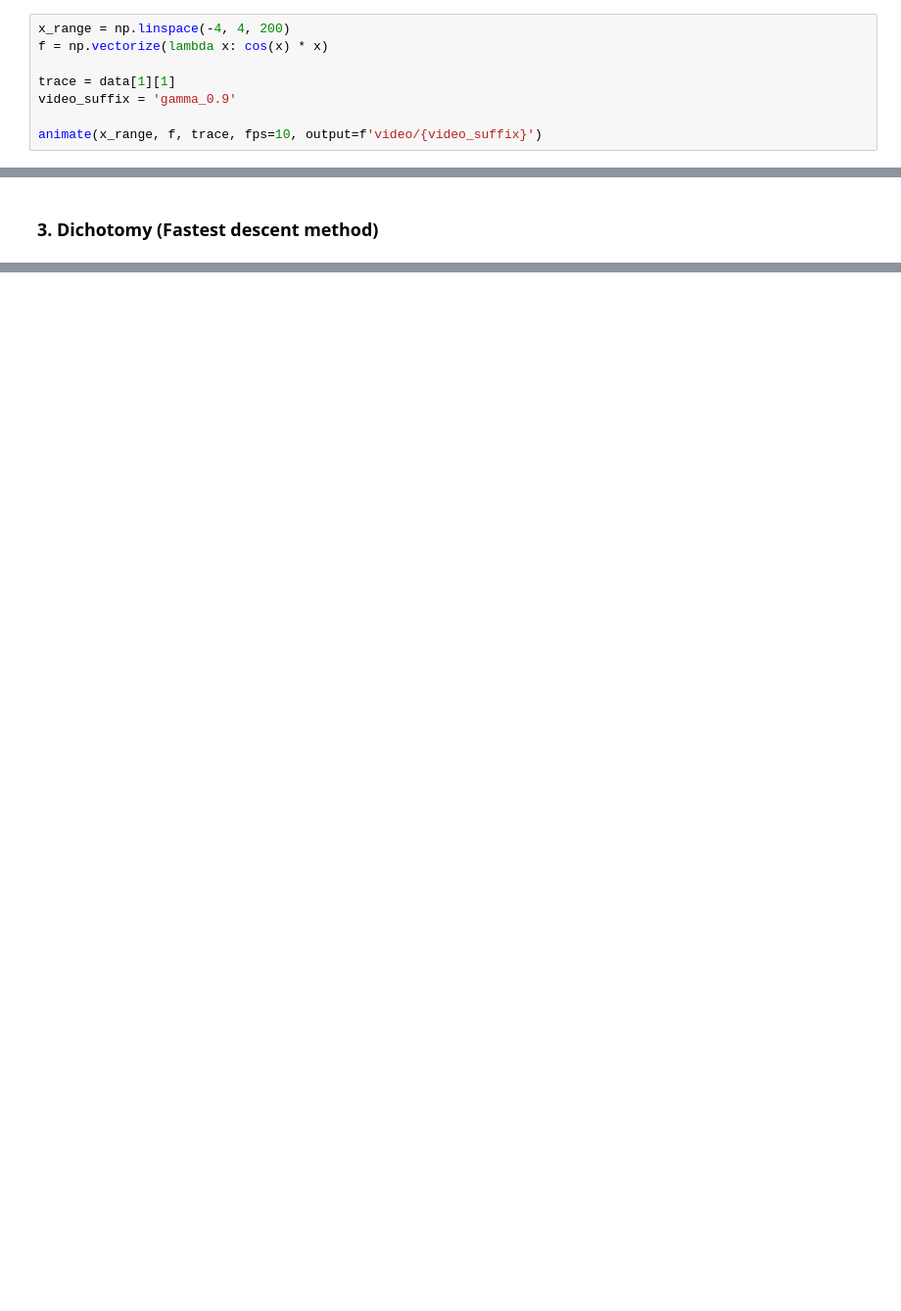
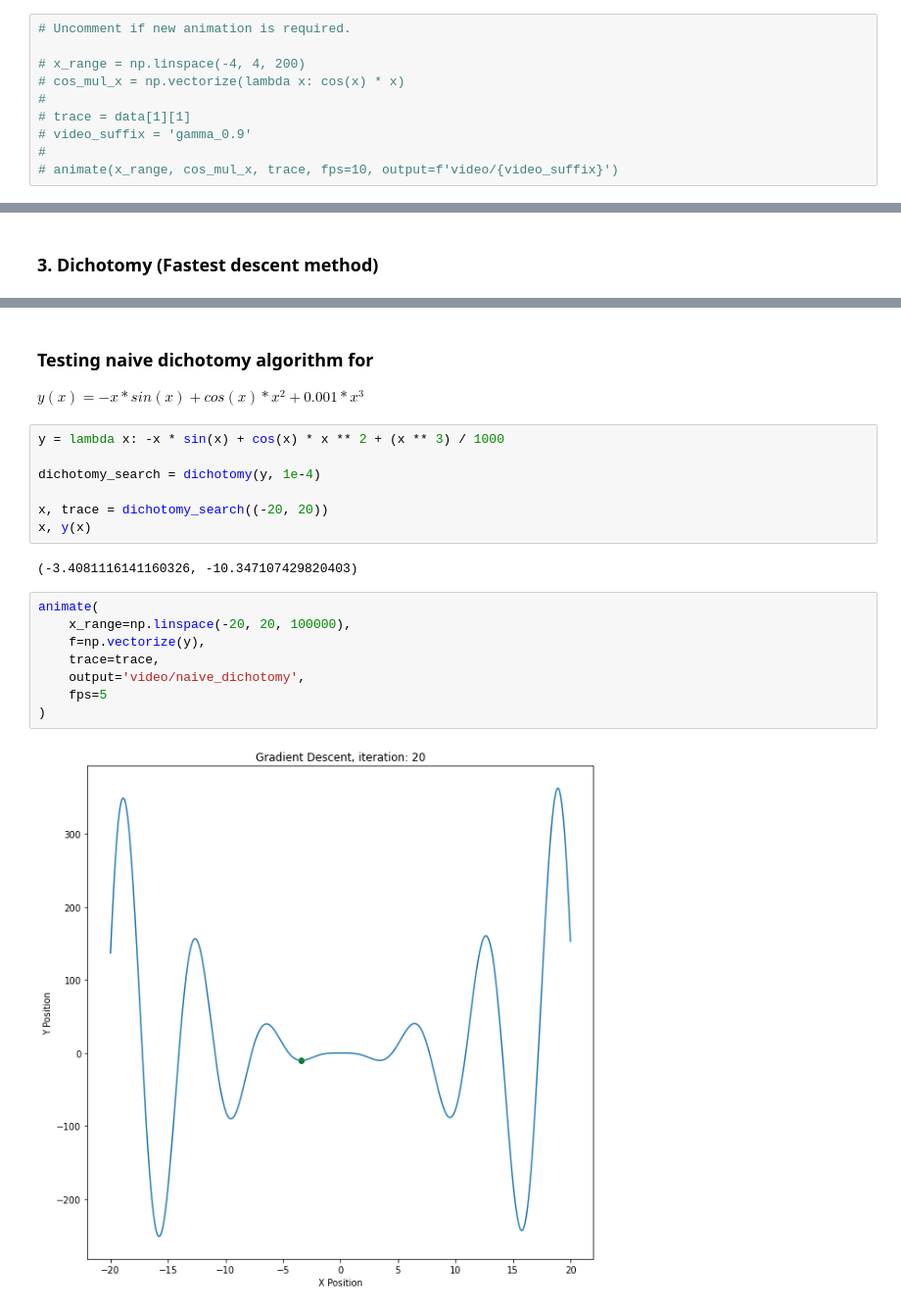
Before and after one commit to Danielto1404/Optimization-Methods, a Jupyter notebook: 01-gradient-descent/optimization.ipynb, the cells around one changed output, grey strips where cells are left out. Shown at 98% size. Saved outputs shown, nothing was run; the diff lists cells and outputs as text; blank space fills up the shorter version.

```diff
--- a/01-gradient-descent/optimization.ipynb
+++ b/01-gradient-descent/optimization.ipynb
@@ -223,8 +249,10 @@ plt.show()
 # %%
-x_range = np.linspace(-4, 4, 200)
-f = np.vectorize(lambda x: cos(x) * x)
+# Uncomment if new animation is required.
 
-trace = data[1][1]
-video_suffix = 'gamma_0.9'
-
-animate(x_range, f, trace, fps=10, output=f'video/{video_suffix}')
+# x_range = np.linspace(-4, 4, 200)
+# cos_mul_x = np.vectorize(lambda x: cos(x) * x)
+#
+# trace = data[1][1]
+# video_suffix = 'gamma_0.9'
+#
+# animate(x_range, cos_mul_x, trace, fps=10, output=f'video/{video_suffix}')
@@ -250,0 +309,23 @@ make_gif(f'gifs/{video_suffix}.gif', f'frames/{video_suffix}')
+# %% [markdown]
+### Testing naive dichotomy algorithm for
+
+$y(x) = -x * sin(x) + cos(x) * x ^ 2 + 0.001 * x ^ 3$
+# %%
+y = lambda x: -x * sin(x) + cos(x) * x ** 2 + (x ** 3) / 1000
+
+dichotomy_search = dichotomy(y, 1e-4)
+
+x, trace = dichotomy_search((-20, 20))
+x, y(x)
+# %% [output]
+(-3.4081116141160326, -10.347107429820403)
+# %%
+animate(
+    x_range=np.linspace(-20, 20, 100000),
+    f=np.vectorize(y),
+    trace=trace,
+    output='video/naive_dichotomy',
+    fps=5
+)
+# %% [output]
+[figure, added]
```
Also changed, not shown: parts of 39 cells of this notebook, 3 other files.
